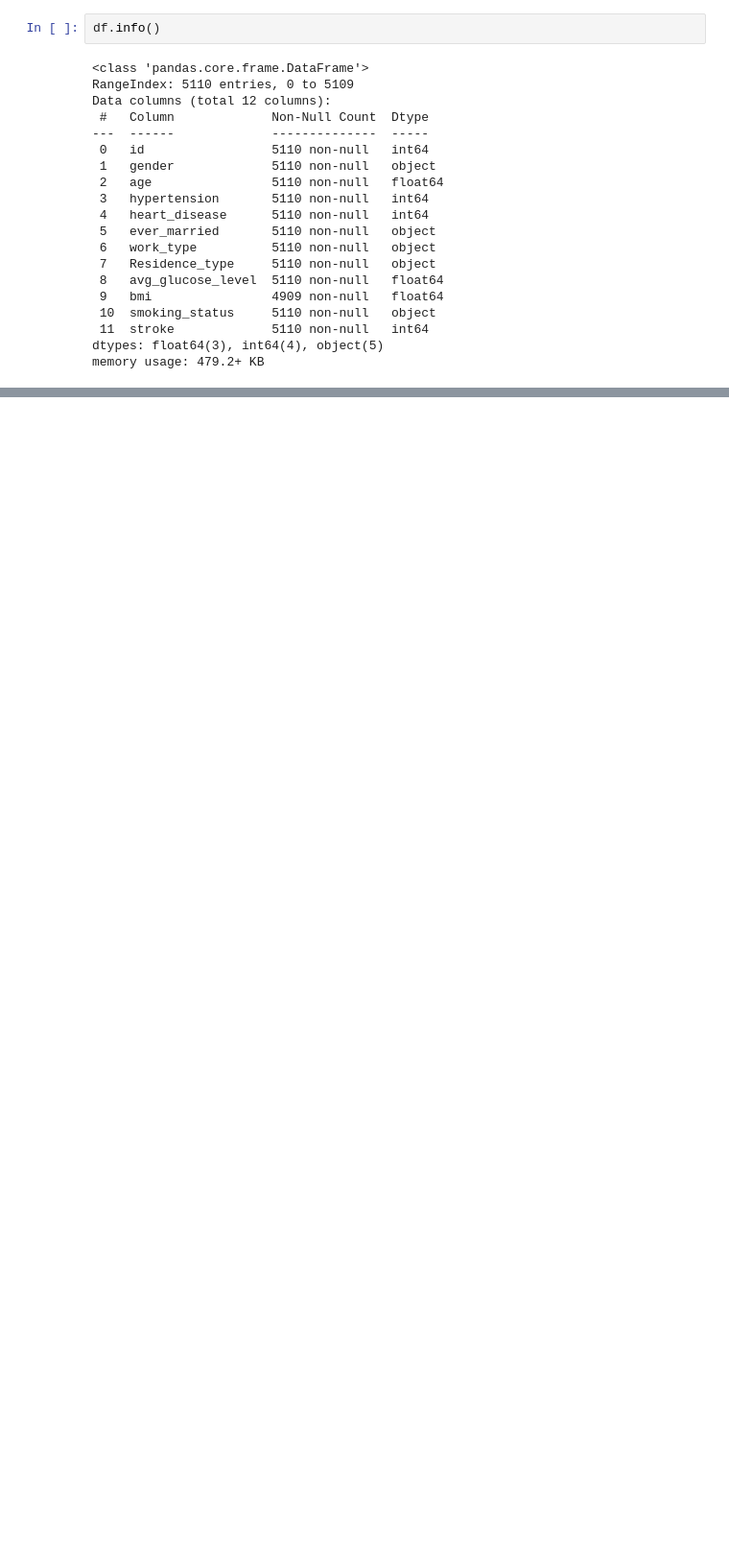
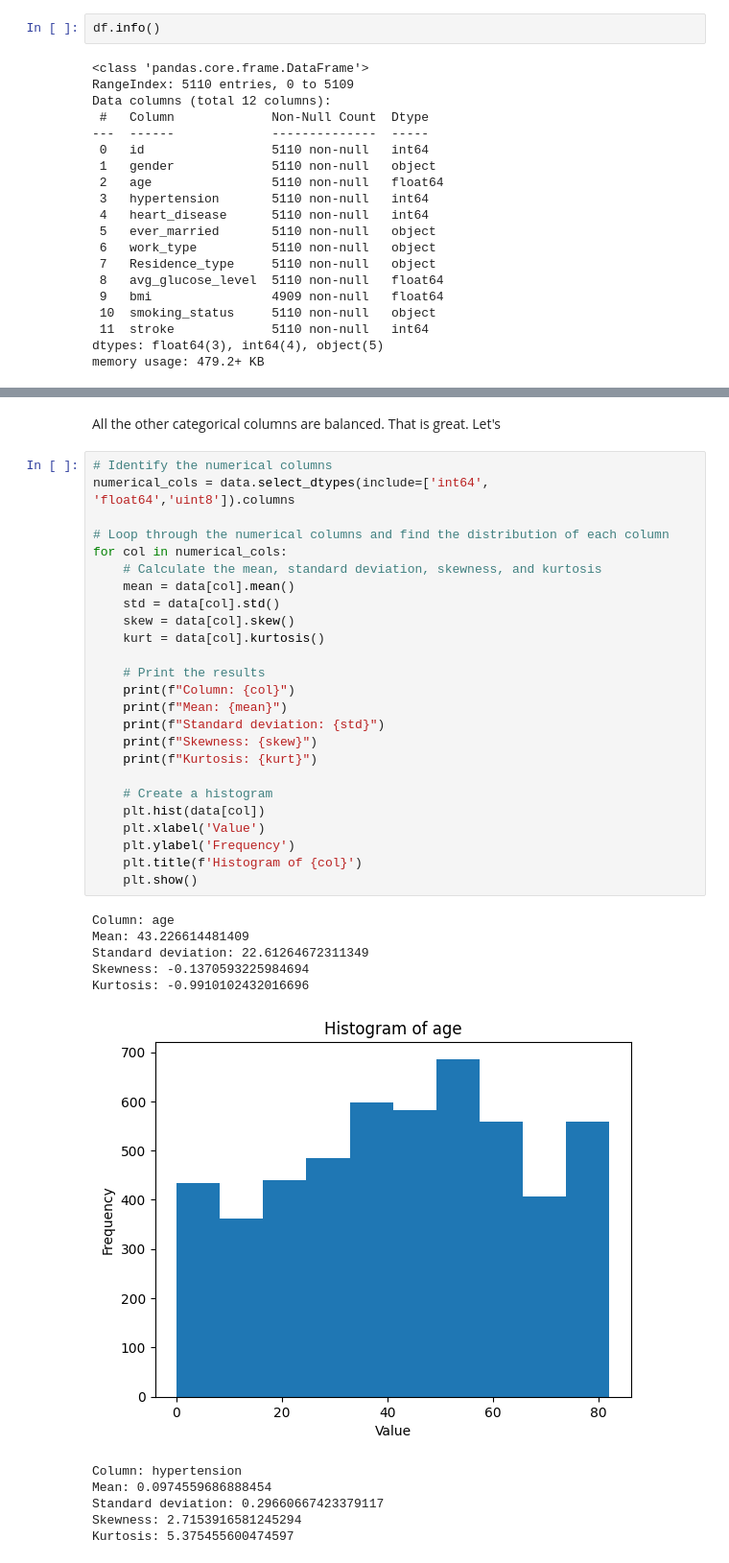
Before and after one commit to romanbash/DTSA-5509---final-project, a Jupyter notebook: stroke_prediction_dataset.ipynb, the cells around one changed output, grey strips where cells are left out. Shown at 96% size. Cells and saved outputs as stored; diff of their text form; blank space fills up the shorter version.

```diff
--- a/stroke_prediction_dataset.ipynb
+++ b/stroke_prediction_dataset.ipynb
@@ -110,0 +315,40 @@ ValueError: Found input variables with inconsistent numbers of samples: [5110, 4
+# %% [markdown]
+All the other categorical columns are balanced. That is great.
+Let's
+# %%
+# Identify the numerical columns
+numerical_cols = data.select_dtypes(include=['int64', 'float64','uint8']).columns
+
+# Loop through the numerical columns and find the distribution of each column
+for col in numerical_cols:
+    # Calculate the mean, standard deviation, skewness, and kurtosis
+    mean = data[col].mean()
+    std = data[col].std()
+    skew = data[col].skew()
+    kurt = data[col].kurtosis()
+
+    # Print the results
+    print(f"Column: {col}")
+    print(f"Mean: {mean}")
+    print(f"Standard deviation: {std}")
+    print(f"Skewness: {skew}")
+    print(f"Kurtosis: {kurt}")
+
+    # Create a histogram
+    plt.hist(data[col])
+    plt.xlabel('Value')
+    plt.ylabel('Frequency')
+    plt.title(f'Histogram of {col}')
+    plt.show()
+# %% [output]
+Column: age
+Mean: 43.226614481409
+Standard deviation: 22.61264672311349
+Skewness: -0.1370593225984694
+Kurtosis: -0.9910102432016696
+[figure, added]
+Column: hypertension
+Mean: 0.0974559686888454
+Standard deviation: 0.29660667423379117
+Skewness: 2.7153916581245294
+Kurtosis: 5.375455600474597
```
Also changed, not shown: parts of 43 cells of this notebook.
